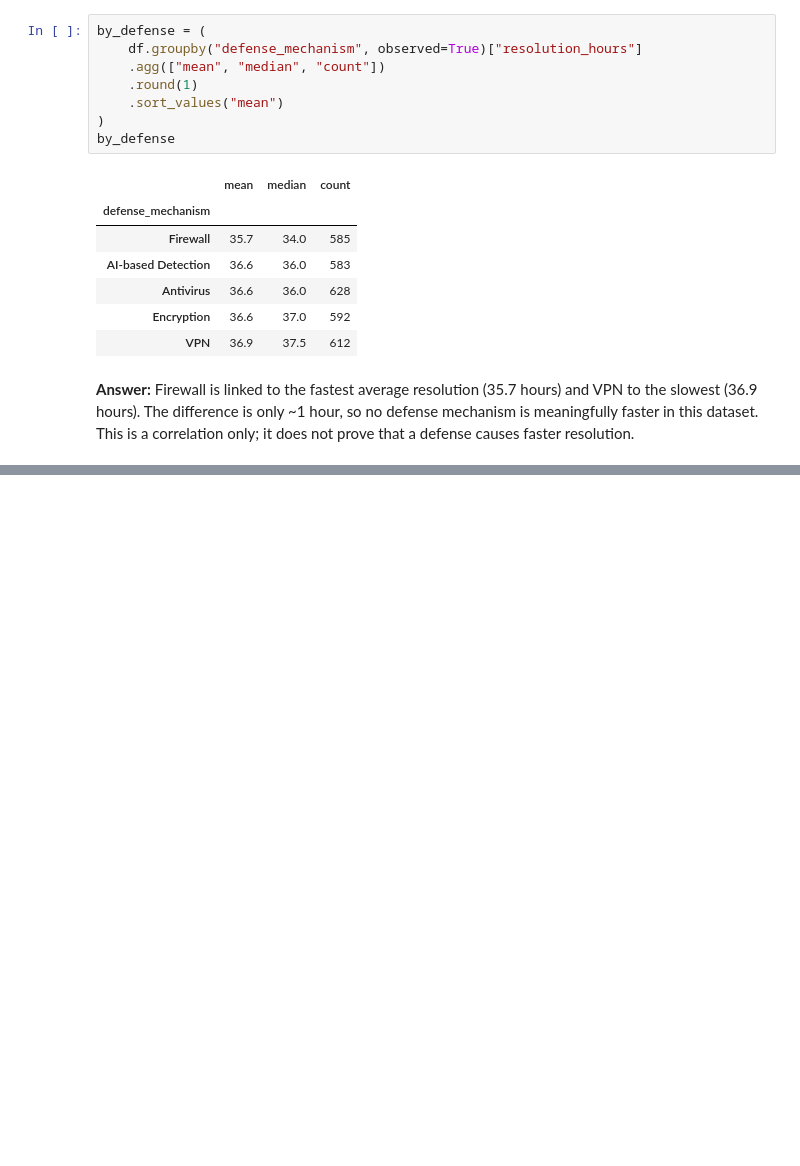
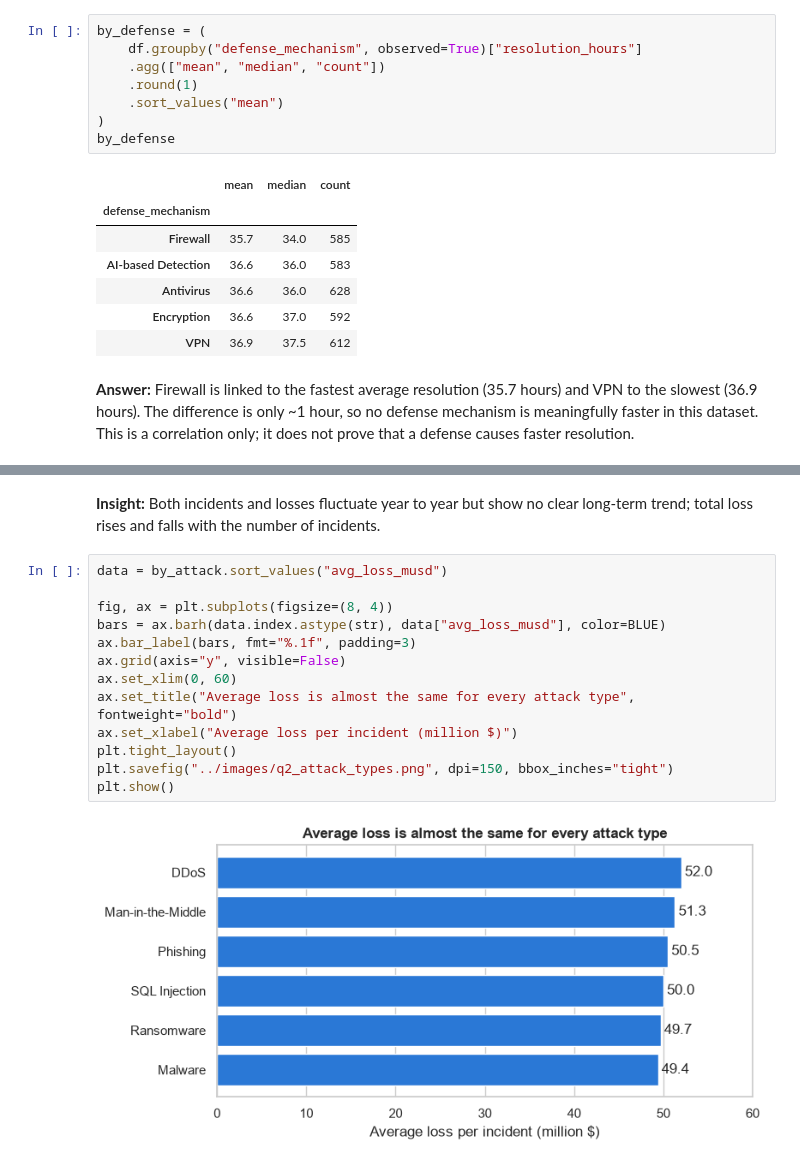
Before and after one commit to iMarwanAbdullah/cybersecurity-threats-analysis, a Jupyter notebook: notebooks/01_cybersecurity_analysis.ipynb, the cells around one changed output, grey strips where cells are left out. Drawn from its saved outputs; the diff is of its cells as text; blank space fills up the shorter version.

```diff
--- a/notebooks/01_cybersecurity_analysis.ipynb
+++ b/notebooks/01_cybersecurity_analysis.ipynb
@@ -312,0 +342,17 @@ by_defense
+# %% [markdown]
+**Insight:** Both incidents and losses fluctuate year to year but show no clear long-term trend; total loss rises and falls with the number of incidents.
+# %%
+data = by_attack.sort_values("avg_loss_musd")
+
+fig, ax = plt.subplots(figsize=(8, 4))
+bars = ax.barh(data.index.astype(str), data["avg_loss_musd"], color=BLUE)
+ax.bar_label(bars, fmt="%.1f", padding=3)
+ax.grid(axis="y", visible=False)
+ax.set_xlim(0, 60)
+ax.set_title("Average loss is almost the same for every attack type", fontweight="bold")
+ax.set_xlabel("Average loss per incident (million $)")
+plt.tight_layout()
+plt.savefig("../images/q2_attack_types.png", dpi=150, bbox_inches="tight")
+plt.show()
+# %% [output]
+[figure, added]
```
Also changed, not shown: parts of 11 cells of this notebook.
